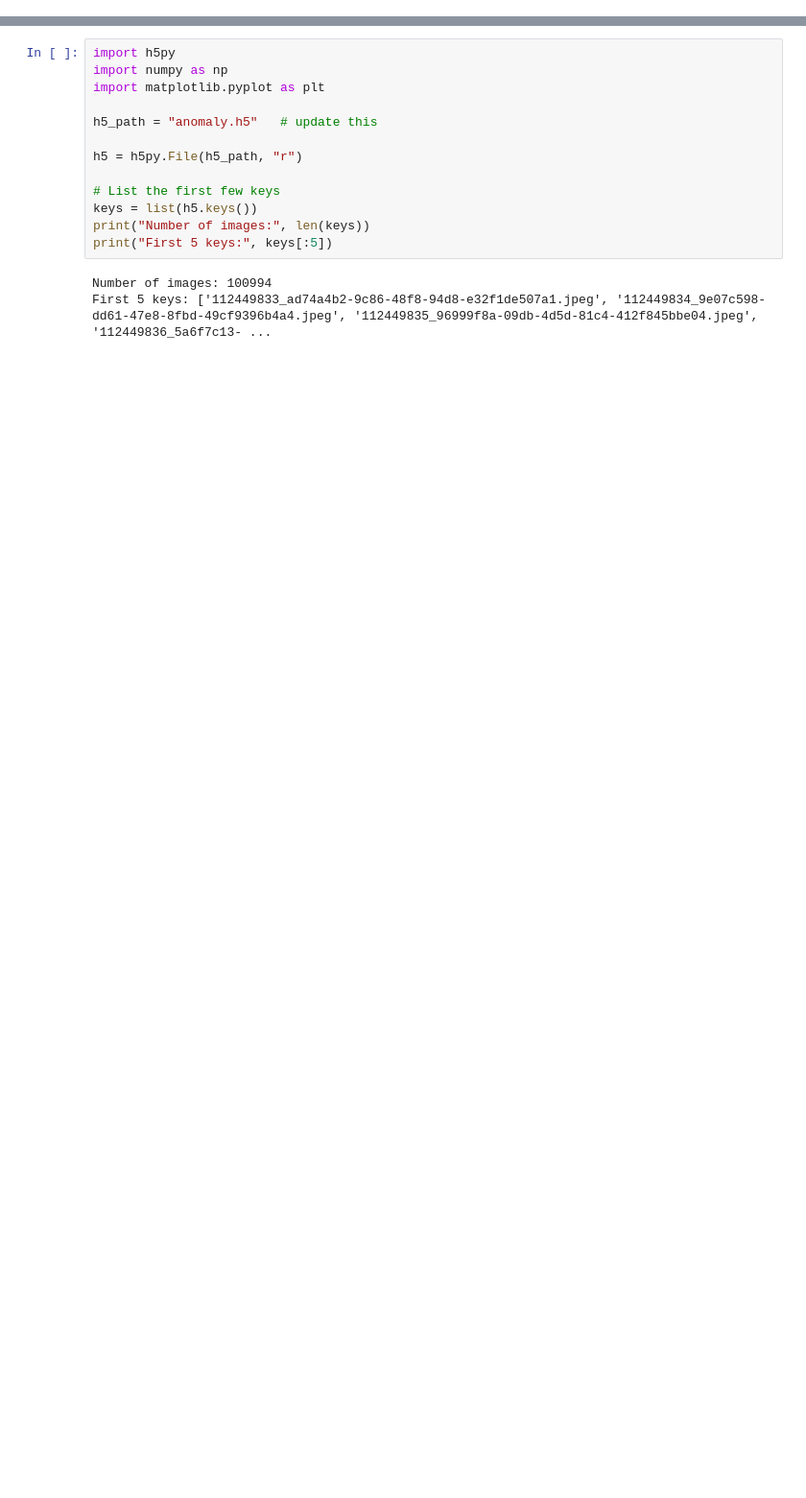
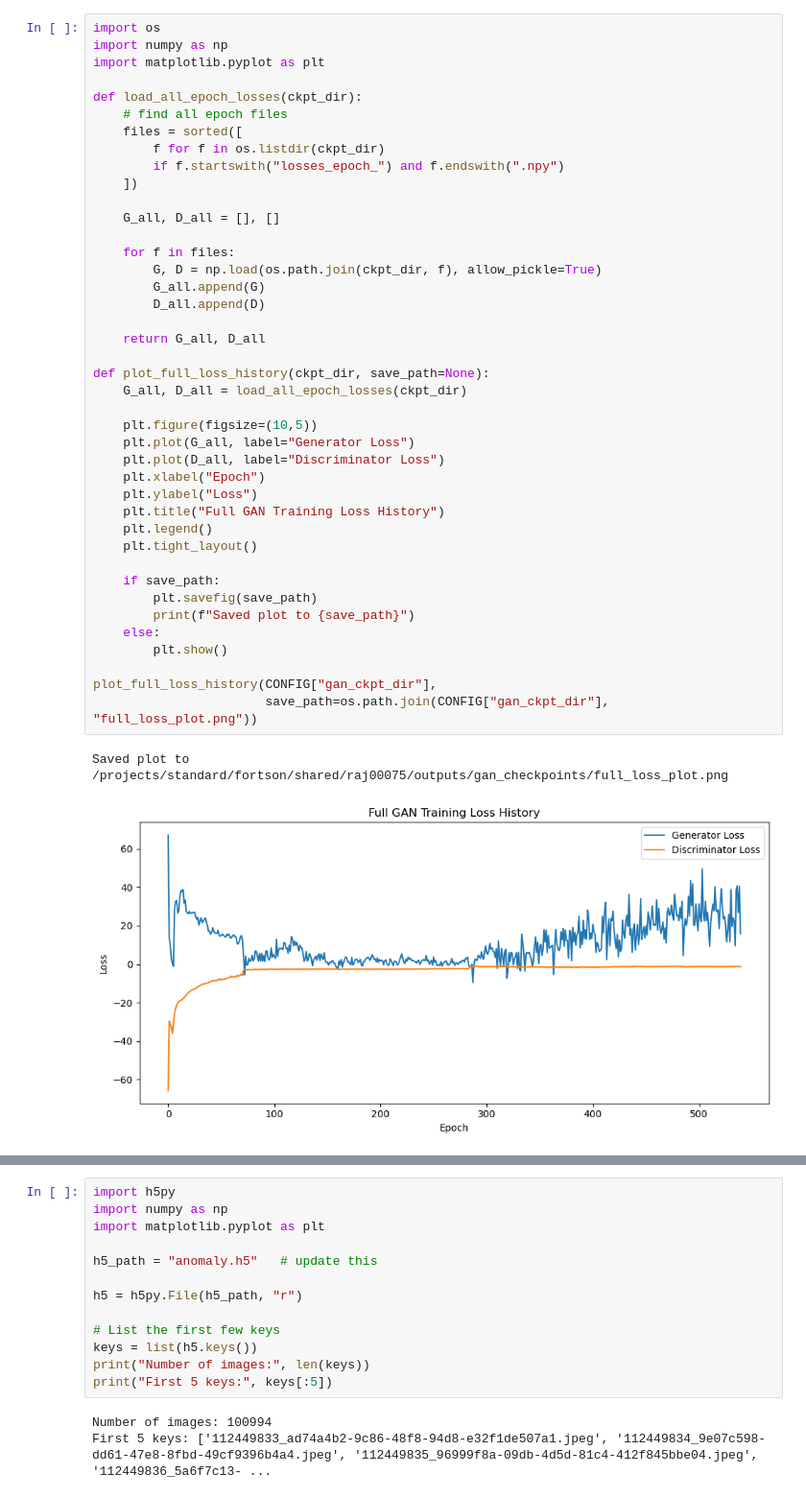
Before and after one commit to Vivasvaan123/Anomaly-detection, a Jupyter notebook: Gen_checker.ipynb, the cells around one changed output, grey strips where cells are left out. Shown at 96% size. Saved outputs shown, nothing was run; the diff lists cells and outputs as text; blank space fills up the shorter version.

```diff
--- a/Gen_checker.ipynb
+++ b/Gen_checker.ipynb
@@ -57,0 +167,44 @@ plt.show()
+# %%
+import os
+import numpy as np
+import matplotlib.pyplot as plt
+
+def load_all_epoch_losses(ckpt_dir):
+    # find all epoch files
+    files = sorted([
+        f for f in os.listdir(ckpt_dir)
+        if f.startswith("losses_epoch_") and f.endswith(".npy")
+    ])
+
+    G_all, D_all = [], []
+
+    for f in files:
+        G, D = np.load(os.path.join(ckpt_dir, f), allow_pickle=True)
+        G_all.append(G)
+        D_all.append(D)
+
+    return G_all, D_all
+
+def plot_full_loss_history(ckpt_dir, save_path=None):
+    G_all, D_all = load_all_epoch_losses(ckpt_dir)
+
+    plt.figure(figsize=(10,5))
+    plt.plot(G_all, label="Generator Loss")
+    plt.plot(D_all, label="Discriminator Loss")
+    plt.xlabel("Epoch")
+    plt.ylabel("Loss")
+    plt.title("Full GAN Training Loss History")
+    plt.legend()
+    plt.tight_layout()
+
+    if save_path:
+        plt.savefig(save_path)
+        print(f"Saved plot to {save_path}")
+    else:
+        plt.show()
+
+plot_full_loss_history(CONFIG["gan_ckpt_dir"],
+                       save_path=os.path.join(CONFIG["gan_ckpt_dir"], "full_loss_plot.png"))
+# %% [output]
+Saved plot to /projects/standard/fortson/shared/raj00075/outputs/gan_checkpoints/full_loss_plot.png
+[figure, added]
```
Also changed, not shown: parts of 17 cells of this notebook, 2 other files.
